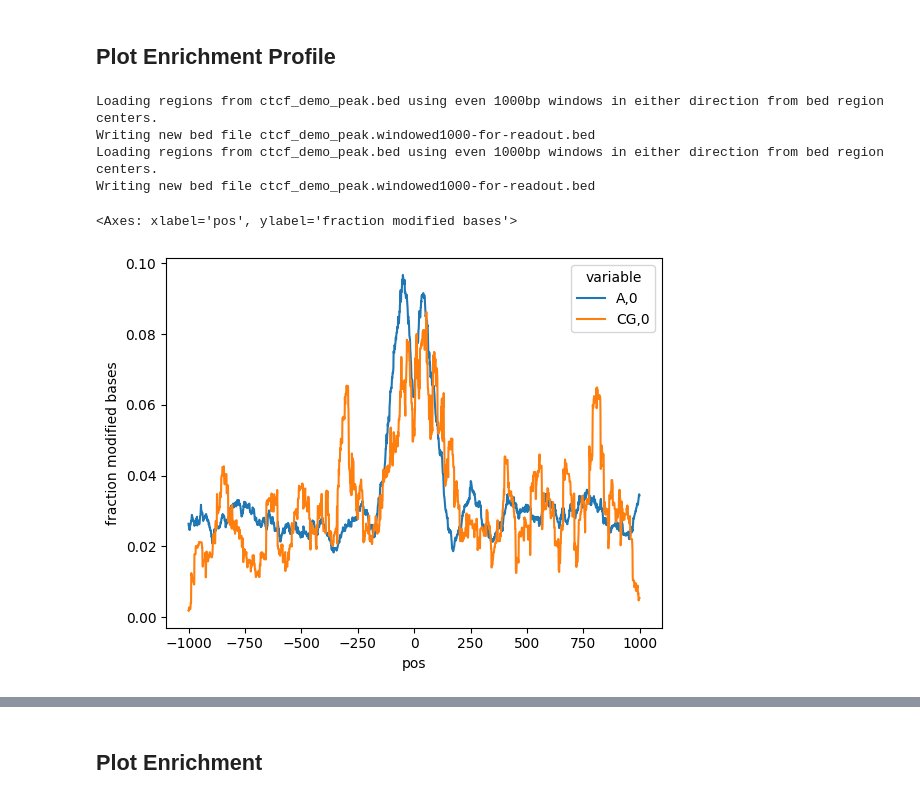
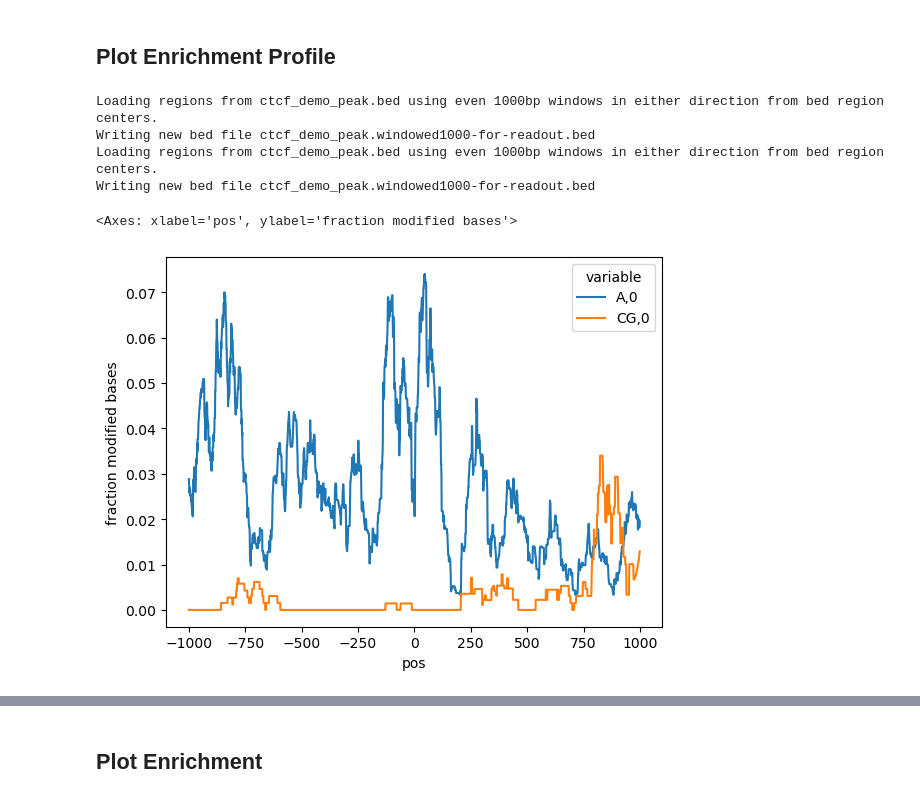
Before and after one commit to streetslab/dimelo, a Jupyter notebook: tutorial.ipynb, the cells around one changed output, grey strips where cells are left out. Saved outputs shown, nothing was run; the diff lists cells and outputs as text; code cells hidden in the pictures.

Commit message:
Fixed basic functionality of tutorial.ipynb. Small bug fixes in parse_bam.py.

```diff
--- a/tutorial.ipynb
+++ b/tutorial.ipynb
@@ -15,10 +15,11 @@ output_dir.mkdir(exist_ok=True)
 
 # Input files
 ctcf_bam_file = test_data_dir / 'ctcf_demo.sorted.bam'
+ctcf_guppy_bam_file = test_data_dir / 'winnowmap_guppy_merge_subset.updated.bam'
 ctcf_target_regions = test_data_dir / 'ctcf_demo_peak.bed'
 ctcf_off_target_regions = test_data_dir / 'ctcf_demo_not_peak.bed'
 # TODO: WHAT DO I DO ABOUT REFERENCE GENOME????
-ref_genome_file = Path('/Users/jeremy/devspace/modkit_exploration/analysis/chm13.draft_v1.1.fasta')
+ref_genome_file = Path('/clusterfs/nilah/oberon/genomes/chm13.draft_v1.0.fasta')
 # %% [markdown]
 # Parsing
 # %%
@@ -67,14 +70,14 @@ pysam.index(str(ctcf_bam_file_updated))
 # %% [markdown]
 Finally, the updated .bam file can be parsed, both for pileup and read extraction:
 # %%
-pileup_file_on_target = parse_bam.pileup(
+pileup_file = parse_bam.pileup(
     input_file=ctcf_bam_file_updated,
     output_name='ctcf_demo_pileup_on_target',
     ref_genome=ref_genome_file,
     output_directory=output_dir,
-    bed_file=ctcf_target_regions,
+    bed_files=[ctcf_target_regions,ctcf_off_target_regions],
     basemods=['A,0','CG,0'],
-    # thresh=190,
+    thresh=190,
     window_size=1000,
     # cores=None,
     # cleanup=False
@@ -153,16 +141,16 @@ extending from 963 to 1898
 from dimelo import plot_enrichment_profile
 # %%
 plot_enrichment_profile.by_modification(
-    mod_file_name=pileup_file_on_target,
+    mod_file_name=pileup_file,
     bed_file_name=ctcf_target_regions,
     window_size=1000,
     mod_names=['A,0','CG,0'],
     smooth_window=50
 )
 # %% [output]
 Loading regions from ctcf_demo_peak.bed using even 1000bp windows in either direction from bed region centers.
 Writing new bed file ctcf_demo_peak.windowed1000-for-readout.bed
 Loading regions from ctcf_demo_peak.bed using even 1000bp windows in either direction from bed region centers.
 Writing new bed file ctcf_demo_peak.windowed1000-for-readout.bed
 <Axes: xlabel='pos', ylabel='fraction modified bases'>
-[figure, old version]
+[figure, new version]
```
Also changed, not shown: parts of 8 cells of this notebook, 5 other files.
